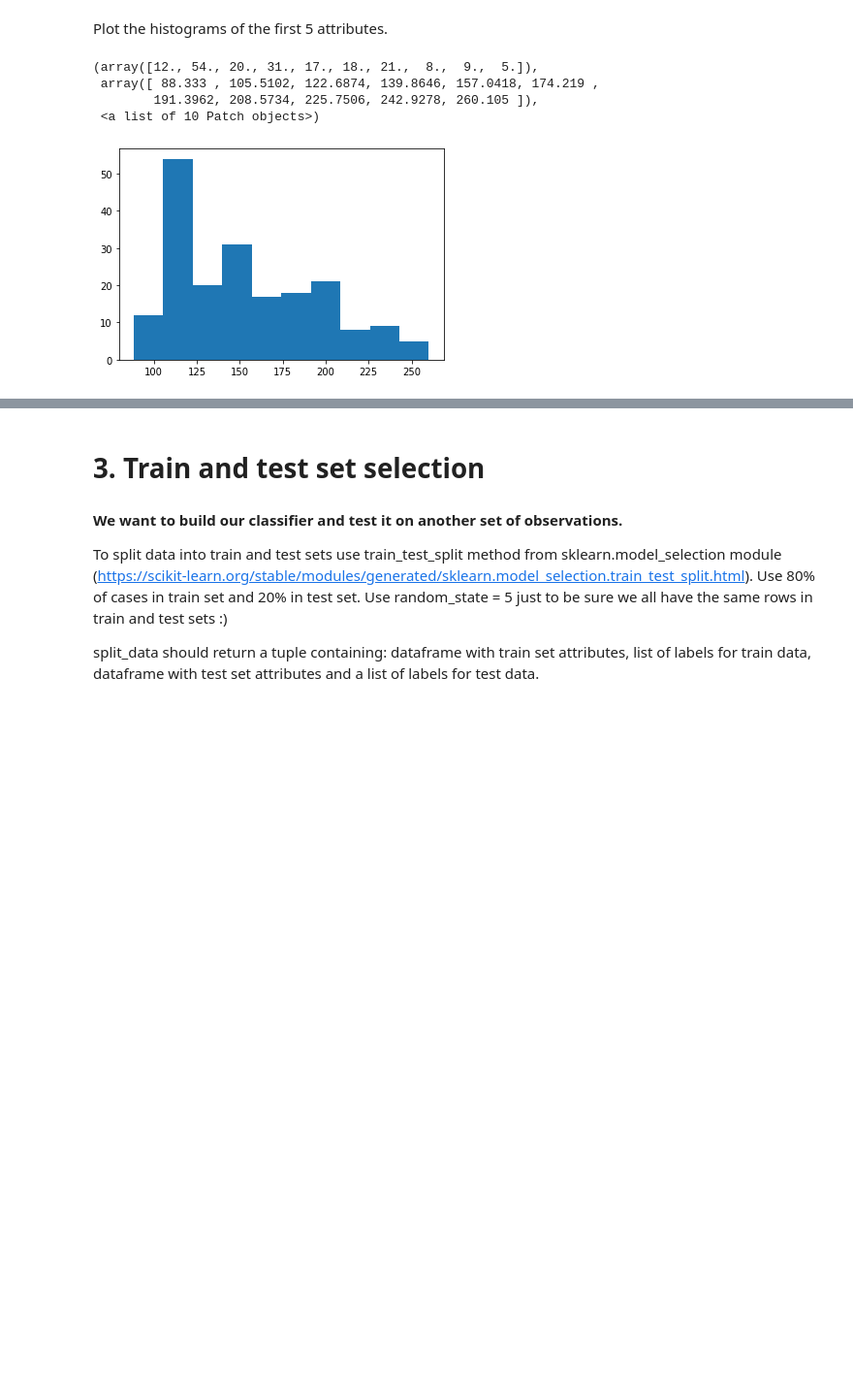
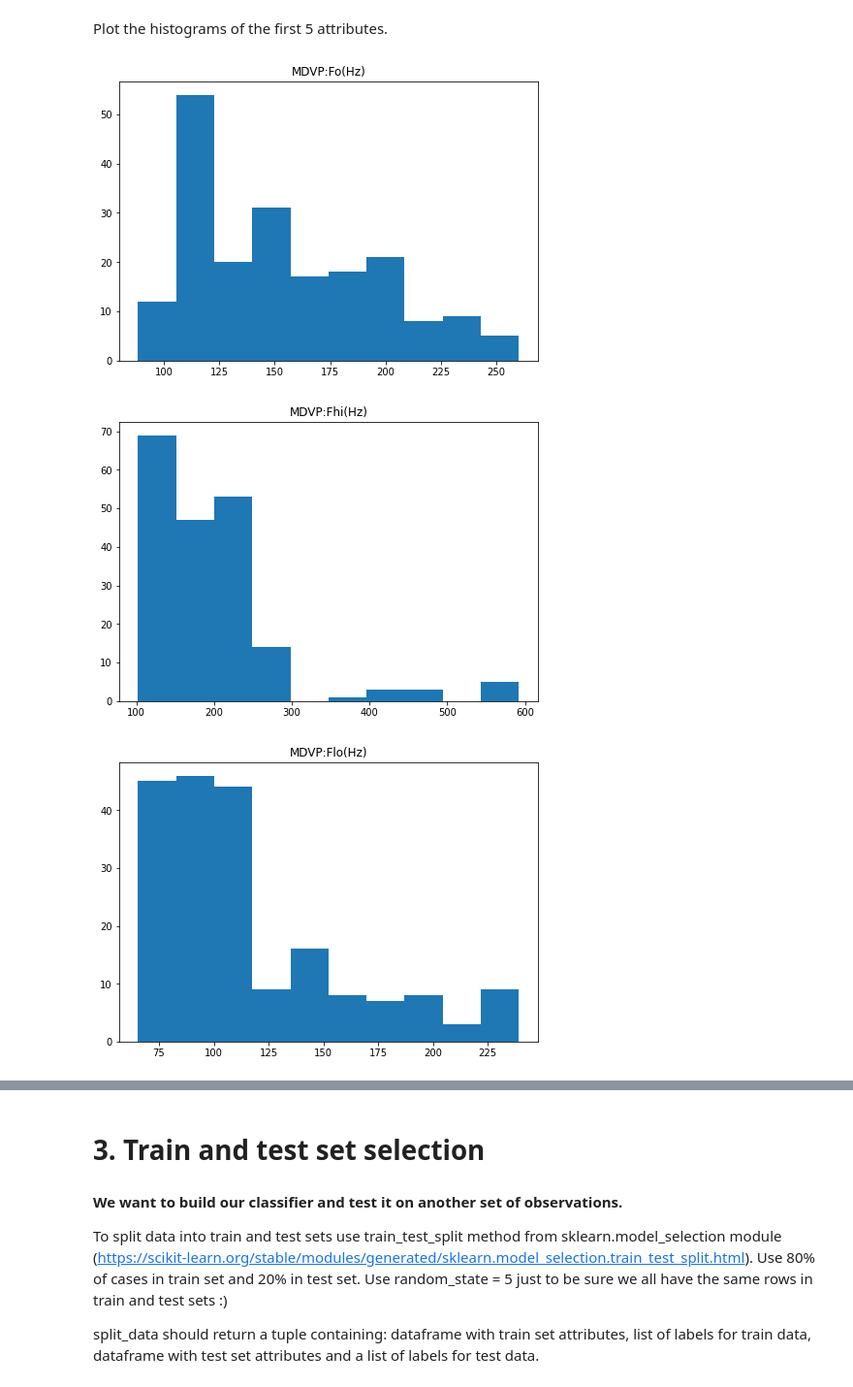
Before and after one commit to ptylczynski/knn, a Jupyter notebook: Exercices_knn.ipynb, the cells around one changed output, grey strips where cells are left out. Shown: that part at 97% size. Cells and saved outputs as stored; diff of their text form; code cells hidden in the pictures; blank space fills up the shorter version.

```diff
--- a/Exercices_knn.ipynb
+++ b/Exercices_knn.ipynb
@@ -84,11 +108,13 @@ data_X
 [figure]
 # %% [markdown]
 Plot the histograms of the first 5 attributes.
-# %%
-plt.hist(data_X.iloc[:, 0])
-# %% [output]
-(array([12., 54., 20., 31., 17., 18., 21.,  8.,  9.,  5.]),
- array([ 88.333 , 105.5102, 122.6874, 139.8646, 157.0418, 174.219 ,
-        191.3962, 208.5734, 225.7506, 242.9278, 260.105 ]),
- <a list of 10 Patch objects>)
-[figure, removed]
+# %%
+for i in range(5):
+    f = plt.figure()
+    ax = f.add_axes([0,0,1,1])
+    ax.hist(data_X.iloc[:, i])
+    ax.set_title(data_X.columns[i])
+# %% [output]
+[figure, added]
+[figure, added]
+[figure, added]
```
Also changed, not shown: parts of 15 cells of this notebook.
